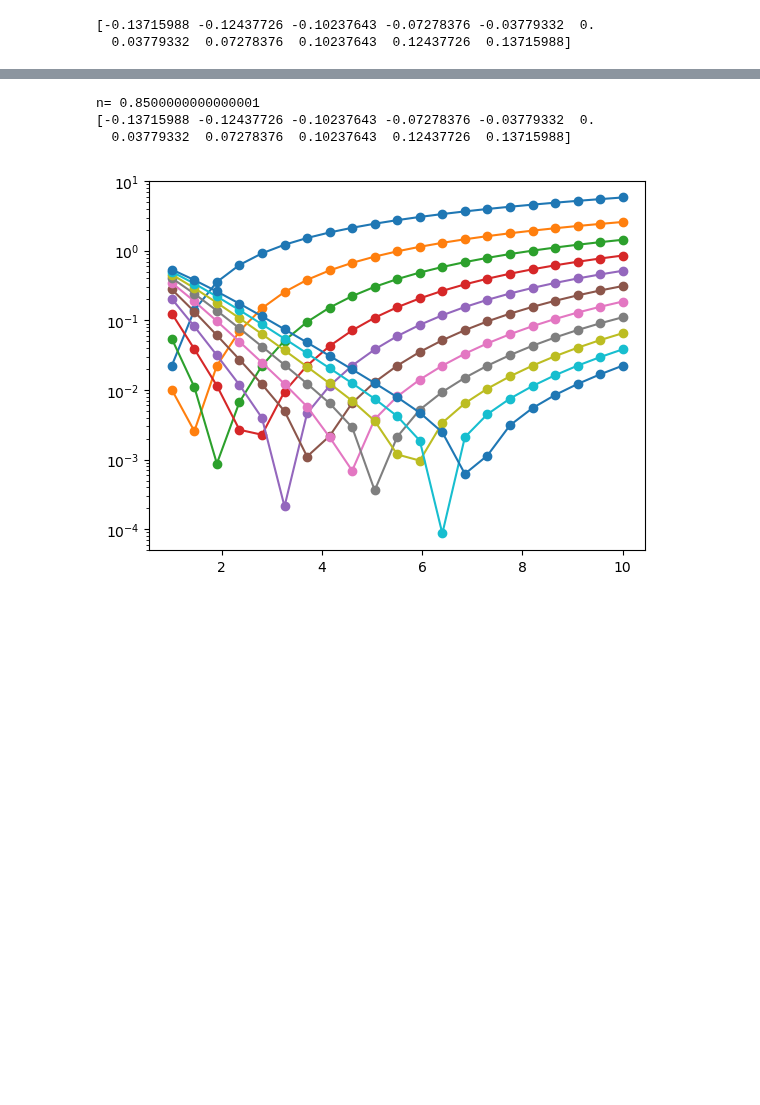
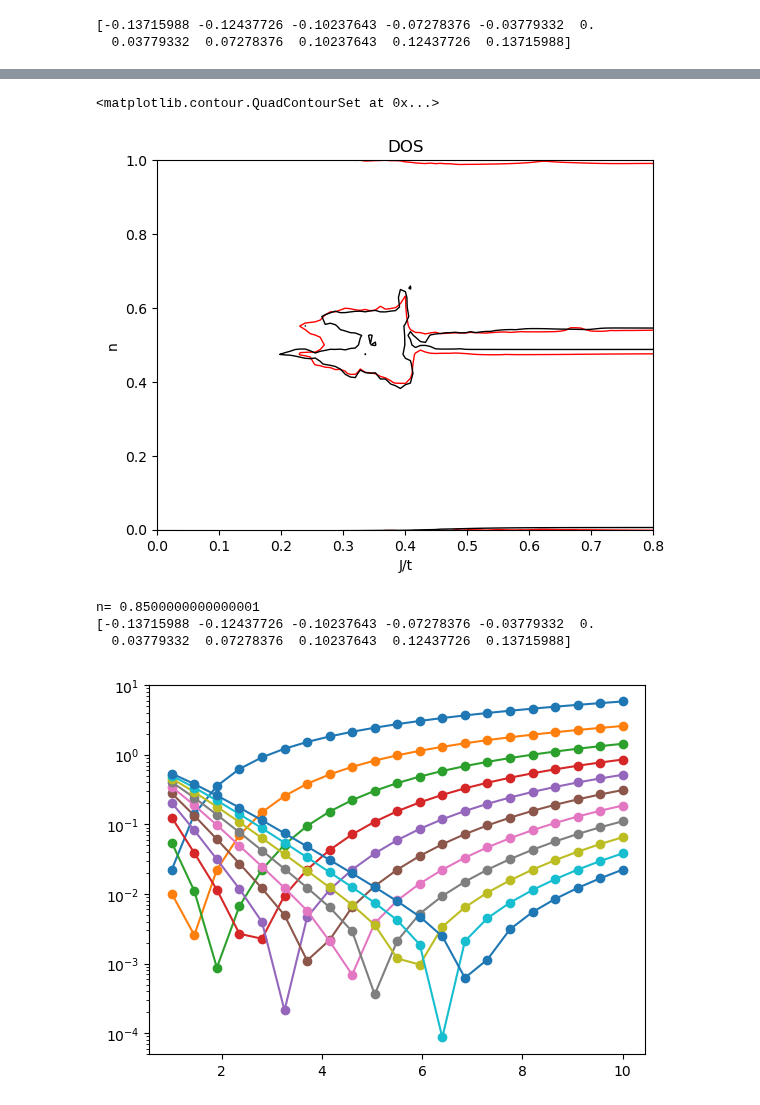
Before and after one commit to dpreuo/alter_morph, a Jupyter notebook: analysis/phase_diagram.ipynb, the cells around one changed output, grey strips where cells are left out. Drawn from its saved outputs; the diff is of its cells as text; code cells hidden in the pictures; blank space fills up the shorter version.

```diff
--- a/analysis/phase_diagram.ipynb
+++ b/analysis/phase_diagram.ipynb
@@ -328,3 +361,70 @@ cbar.set_label("cond")
+# %%
+# the DOS
+array_dos = np.zeros((len(d["data"]),len(d["data"][0])))
+temperature = 0.02
+
+for i,x in enumerate(d["data"]):
+    for j,y in enumerate(x):
+        es = y["energies"]
+        mu = fermi_level(es,y["hparam"]["filling"])
+        array_dos[i,j] = np.sum(derivative_FD(es-mu,temperature))/len(es)
+
+fig, ax = plt.subplots(1, 1)
+ax.set_title('DOS')
+ax.set_xlabel("J/t")
+ax.set_ylabel("n")
+ax.set_xlim(Js[0], Js[-1])
+ax.set_ylim(ns[0], ns[-1])
+
+extent = [
+    Js[0] - (Js[1] - Js[0]) / 2,
+    Js[-1] + (Js[1] - Js[0]) / 2,
+    ns[0] - (ns[1] - ns[0]) / 2,
+    ns[-1] + (ns[1] - ns[0]) / 2,
+]  # the correct extent
+
+# im = ax.imshow(
+#     array_dos,
+#     origin="lower",
+#     interpolation="none",
+#     extent=extent,
+#     cmap="gnuplot_r",
+#     vmin=1,
+#     vmax=array_dos.max(),
+# )
+# cbar = fig.colorbar(im, ax=ax, shrink=1)
+# cbar.set_label("cond")
+
+# im = ax.imshow(
+#     array_g0,
+#     origin="lower",
+#     interpolation="none",
+#     extent=extent,
+#     cmap="magma_r",
+#     vmin=0,
+#     vmax=array_g0.max(),
+# )
+
+ax.contour(
+    array_g0,
+    extent=extent,
+    levels=[0.1],
+    colors="red",
+    linewidths=1,
+    linestyles="solid",
+)
+
+ax.contour(
+    array_dos,
+    extent=extent,
+    levels=[0.08],
+    colors="black",
+    linewidths=1,
+    linestyles="-",
+)
+# %% [output]
+<matplotlib.contour.QuadContourSet at 0x...>
+[figure, added]
 # %%
 g_spin = []; gs = [];
 fermi_energies = []
```
Also changed, not shown: parts of 5 cells of this notebook, 3 other files.
